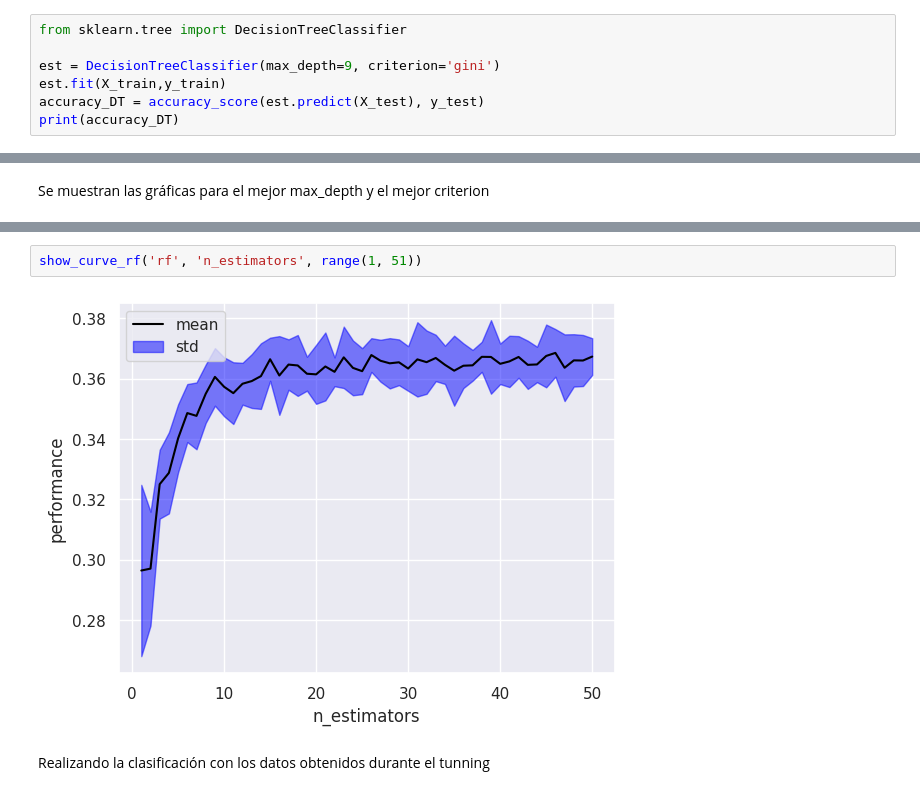
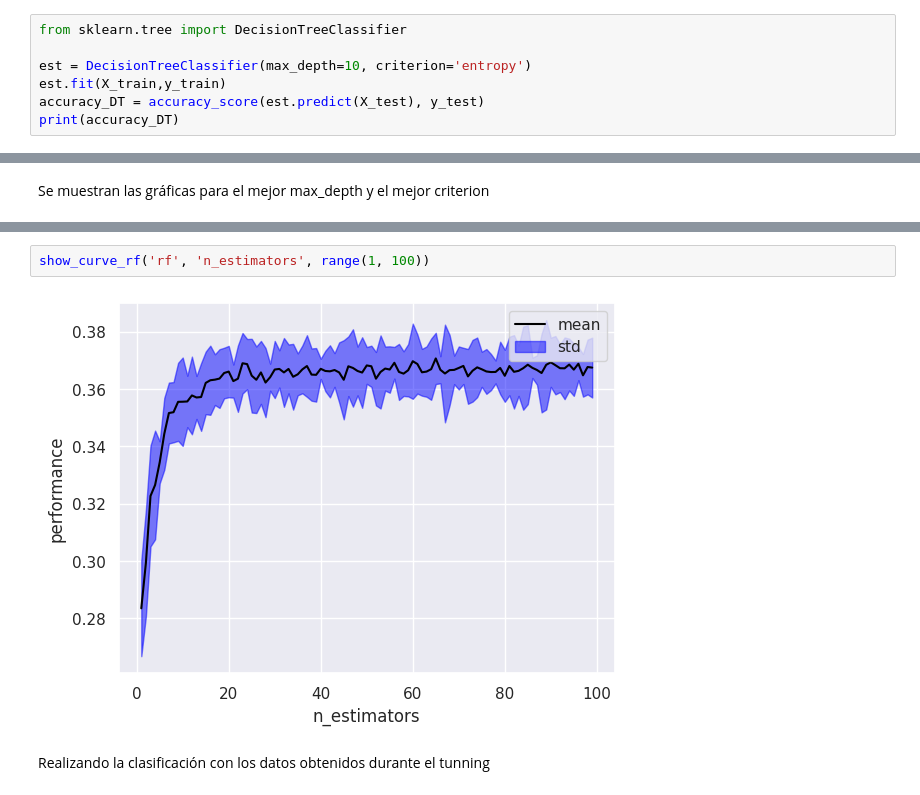
Before and after one commit to ThesplumCoder/formula1-ia-model, a Jupyter notebook: ProyectoIA_Formula_1.ipynb, the cells around one changed output, grey strips where cells are left out. Cells and saved outputs as stored; diff of their text form.

```diff
--- a/ProyectoIA_Formula_1.ipynb
+++ b/ProyectoIA_Formula_1.ipynb
@@ -204,7 +202,7 @@ Realizando la clasificación con los datos obtenidos durante el tunning
 # %%
 from sklearn.tree import DecisionTreeClassifier
 
-est = DecisionTreeClassifier(max_depth=9, criterion='gini')
+est = DecisionTreeClassifier(max_depth=10, criterion='entropy')
 est.fit(X_train,y_train)
 accuracy_DT = accuracy_score(est.predict(X_test), y_test)
 print(accuracy_DT)
@@ -262,7 +260,7 @@ show_curve_rf('rf', 'criterion', ['gini', 'entropy', 'log_loss'])
 # %%
-show_curve_rf('rf', 'n_estimators', range(1, 51))
+show_curve_rf('rf', 'n_estimators', range(1, 100))
 # %% [output]
-[figure, old version]
+[figure, new version]
 # %% [markdown]
 Realizando la clasificación con los datos obtenidos durante el tunning
 # %%
```
Also changed, not shown: parts of 24 cells of this notebook.
